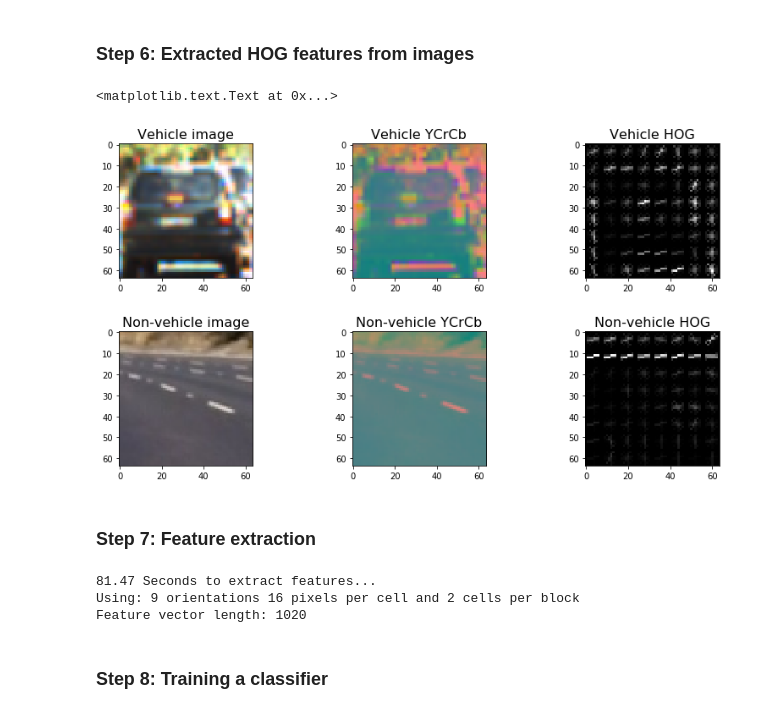
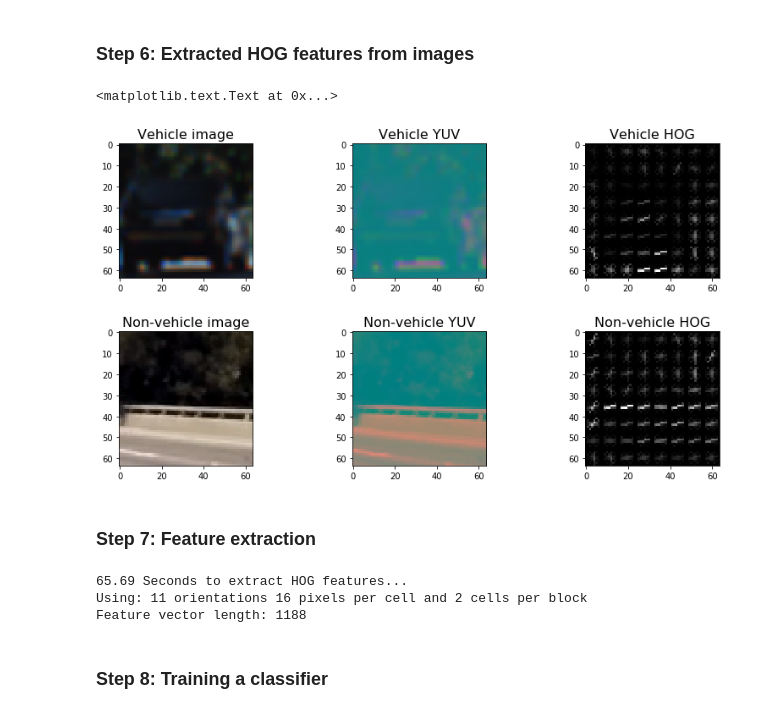
Before and after one commit to mrsandipandas/Udacity_Vehicle-Detection-P5, a Jupyter notebook: Vehicle_detection.ipynb, the cells around one changed output. Drawn from its saved outputs; the diff is of its cells as text; code cells hidden in the pictures.

```diff
--- a/Vehicle_detection.ipynb
+++ b/Vehicle_detection.ipynb
@@ -191,67 +154,57 @@ ax6.set_title('Vehicle YCrCb', fontsize=16)
 # %%
 # Visual HOG features on image samples
 #vehicle_img = mpimg.imread(vehicle_images[np.random.randint(0,len(vehicle_images))])
-vehicle_img_YCrCb = cv2.cvtColor(vehicle_img, cv2.COLOR_RGB2YCrCb)
-_, vehicle_dst = get_hog_features(vehicle_img_YCrCb[:,:,2], 9, 8, 8, vis=True, feature_vec=True)
+vehicle_img_YUV = cv2.cvtColor(vehicle_img, cv2.COLOR_RGB2YUV)
+_, vehicle_dst = get_hog_features(vehicle_img_YUV[:,:,2], 9, 8, 8, vis=True, feature_vec=True)
 nonvehicle_img = mpimg.imread(nonvehicle_images[np.random.randint(0,len(nonvehicle_images))])
-nonvehicle_img_YCrCb = cv2.cvtColor(nonvehicle_img, cv2.COLOR_RGB2YCrCb)
-_, nonvehicle_dst = get_hog_features(nonvehicle_img_YCrCb[:,:,2], 9, 8, 8, vis=True, feature_vec=True)
+nonvehicle_img_YUV = cv2.cvtColor(nonvehicle_img, cv2.COLOR_RGB2YUV)
+_, nonvehicle_dst = get_hog_features(nonvehicle_img_YUV[:,:,2], 9, 8, 8, vis=True, feature_vec=True)
 
 # Visualize
 f, ((ax1, ax2, ax3), (ax4, ax5, ax6)) = plt.subplots(2, 3, figsize=(14,7))
 f.subplots_adjust(hspace = .4, wspace=.2)
 ax1.imshow(vehicle_img)
 ax1.set_title('Vehicle image', fontsize=16)
-ax2.imshow(vehicle_img_YCrCb)
-ax2.set_title('Vehicle YCrCb', fontsize=16)
+ax2.imshow(vehicle_img_YUV)
+ax2.set_title('Vehicle YUV', fontsize=16)
 ax3.imshow(vehicle_dst, cmap='gray')
 ax3.set_title('Vehicle HOG', fontsize=16)
 
 ax4.imshow(nonvehicle_img)
 ax4.set_title('Non-vehicle image', fontsize=16)
-ax5.imshow(nonvehicle_img_YCrCb)
-ax5.set_title('Non-vehicle YCrCb', fontsize=16)
+ax5.imshow(nonvehicle_img_YUV)
+ax5.set_title('Non-vehicle YUV', fontsize=16)
 ax6.imshow(nonvehicle_dst, cmap='gray')
 ax6.set_title('Non-vehicle HOG', fontsize=16)
 # %% [output]
 <matplotlib.text.Text at 0x...>
-[figure, old version]
+[figure, new version]
 # %% [markdown]
 ### Step 7: Feature extraction
 # %%
-# Feature extraction parameters
-colorspace = 'YCrCb' # Can be RGB, HSV, LUV, HLS, YUV, YCrCb
-orient = 9
+# Feature extraction parameters# Feature
+colorspace = 'YUV' # Can be RGB, HSV, LUV, HLS, YUV, YCrCb
+orient = 11
 pix_per_cell = 16
 cell_per_block = 2
-hog_channel = "ALL" # Can be 0, 1, 2, or "ALL"
-hog_feat = True # HOG features on or off
-spatial_size = (16, 16) # Spatial binning dimensions
-spatial_feat = False # Spatial features on or off
-hist_bins = 16    # Number of histogram bins
-hist_feat = True # Histogram features on or off
-
+hog_channel = 'ALL' # Can be 0, 1, 2, or "ALL"
 
 t = time.time()
 vehicle_features = extract_features(vehicle_images, cspace=colorspace, orient=orient,
-                        pix_per_cell=pix_per_cell, cell_per_block=cell_per_block, hog_channel=hog_channel,
-                        spatial_size=spatial_size, spatial_feat=spatial_feat,
-                        hist_bins=hist_bins, hist_feat=hist_feat, datatype = 'Vehicle')
-
+                        pix_per_cell=pix_per_cell, cell_per_block=cell_per_block,
+                        hog_channel=hog_channel)
 nonvehicle_features = extract_features(nonvehicle_images, cspace=colorspace, orient=orient,
-                        pix_per_cell=pix_per_cell, cell_per_block=cell_per_block, hog_channel=hog_channel,
-                        spatial_size=spatial_size, spatial_feat=spatial_feat,
-                        hist_bins=hist_bins, hist_feat=hist_feat, datatype = 'Non-vehicle')
-
+                        pix_per_cell=pix_per_cell, cell_per_block=cell_per_block,
+                        hog_channel=hog_channel)
 t2 = time.time()
-print(round(t2-t, 2), 'Seconds to extract features...')
+print(round(t2-t, 2), 'Seconds to extract HOG features...')
 # Create an array stack of feature vectors
 X = np.vstack((vehicle_features, nonvehicle_features)).astype(np.float64)
 
 # Fit a per-column scaler - this will be necessary if combining different types of features (HOG + color_hist/bin_spatial)
-X_scaler = StandardScaler().fit(X)
+#X_scaler = StandardScaler().fit(X)
 # Apply the scaler to X
-scaled_X = X_scaler.transform(X)
+#scaled_X = X_scaler.transform(X)
 
 # Define the labels vector
 y = np.hstack((np.ones(len(vehicle_features)), np.zeros(len(nonvehicle_features))))
@@ -266,9 +219,9 @@ print('Using:',orient,'orientations',pix_per_cell,
     'pixels per cell and', cell_per_block,'cells per block')
 print('Feature vector length:', len(X_train[0]))
 # %% [output]
-81.47 Seconds to extract features...
-Using: 9 orientations 16 pixels per cell and 2 cells per block
-Feature vector length: 1020
+65.69 Seconds to extract HOG features...
+Using: 11 orientations 16 pixels per cell and 2 cells per block
+Feature vector length: 1188
 # %% [markdown]
 ### Step 8:  Training a classifier
 # %%
```
Also changed, not shown: parts of 14 cells of this notebook, 6 other files.
